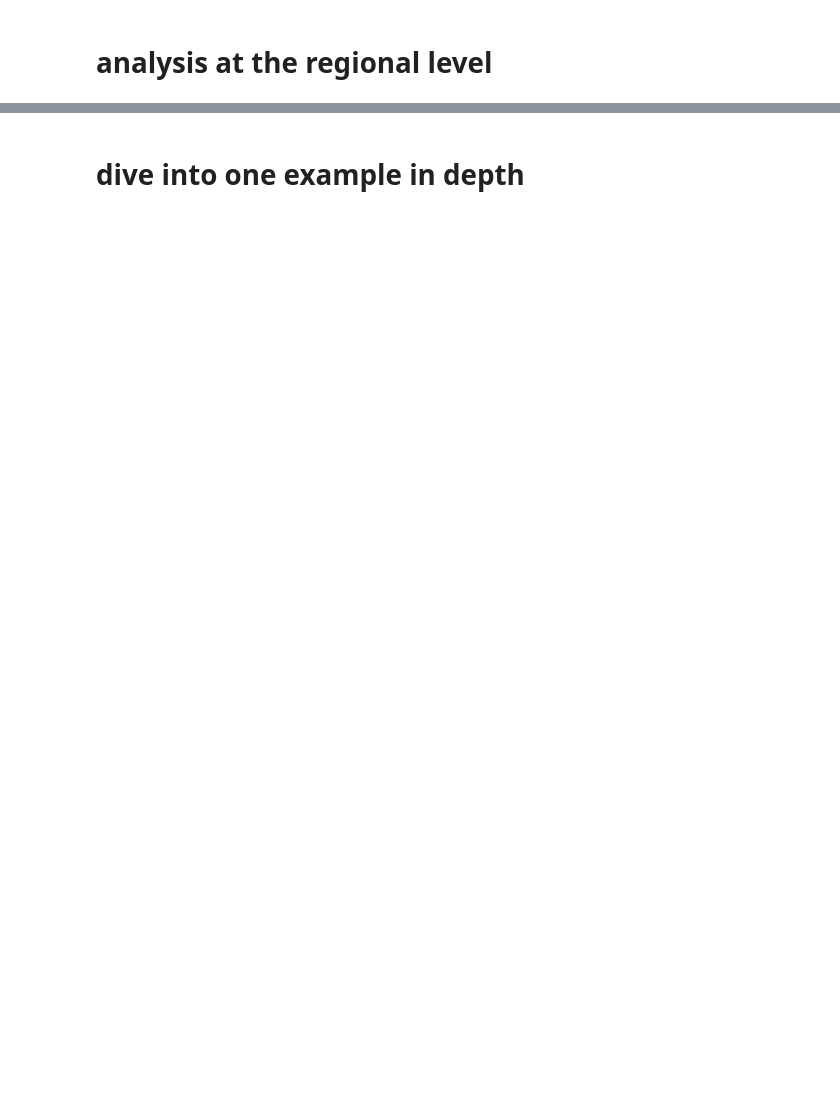
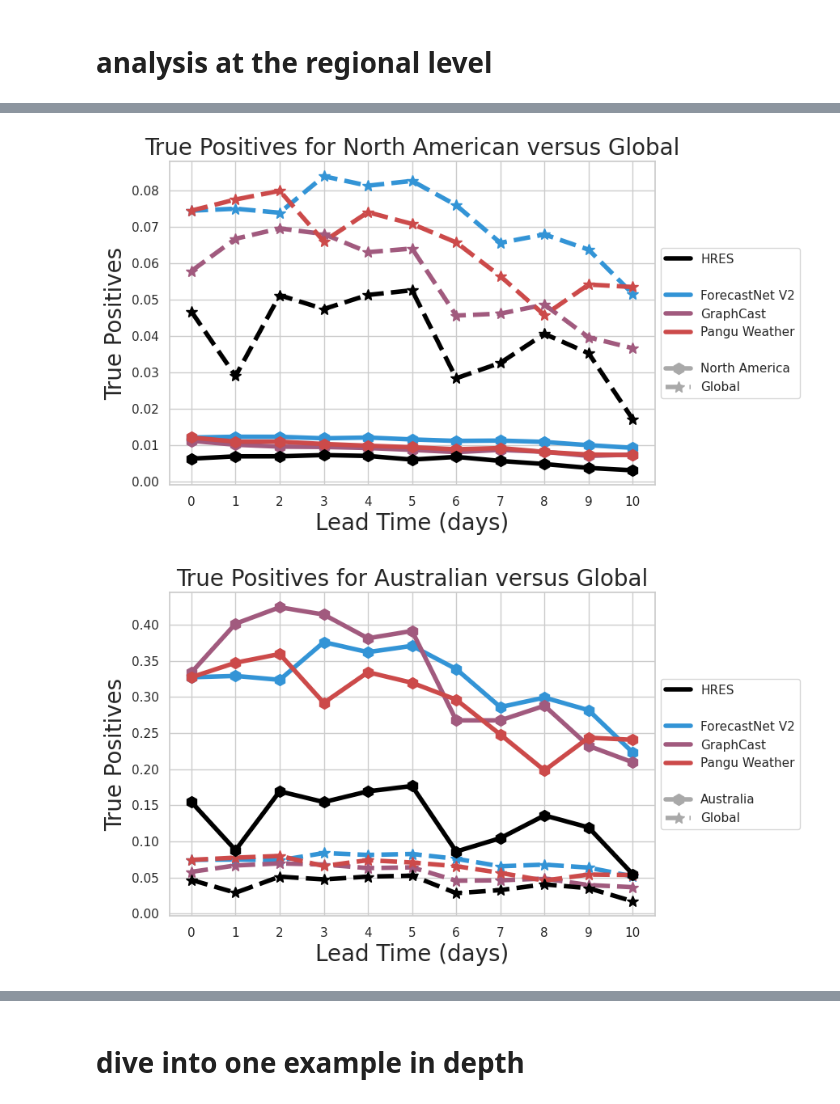
Before and after one commit to amymcgovern/extreme-weather-bench-paper, a Jupyter notebook: src/plots/severe_figures.ipynb, the cells around one changed output, grey strips where cells are left out. Saved outputs shown, nothing was run; the diff lists cells and outputs as text; code cells hidden in the pictures; blank space fills up the shorter version.

Commit message:
updated severe to the new parameters, nearly final figures 1-3

```diff
--- a/src/plots/severe_figures.ipynb
+++ b/src/plots/severe_figures.ipynb
@@ -358,0 +366,34 @@ pp.plot_results_by_metric(data=au_data, settings=settings,
+# %%
+# make a global settings so we can compare
+fourv2_global_settings = fourv2_gfs_cira_settings | fourv2_style | global_group_style
+pangu_global_settings = pangu_gfs_cira_settings | pangu_style | global_group_style
+gc_global_settings = gc_gfs_cira_settings | gc_style | global_group_style
+hres_global_settings = hres_ifs_settings | hres_style | global_group_style
+
+# plot the results
+na_data_tp = [na_fourv2_severe_plot_tp, fourv2_severe_plot_tp, na_gc_severe_plot_tp,
+    gc_severe_plot_tp, na_pangu_severe_plot_tp, pangu_severe_plot_tp, na_hres_severe_plot_tp, hres_severe_plot_tp]
+settings = [na_fourv2_gfs_settings, fourv2_global_settings, na_gc_gfs_settings, gc_global_settings,
+    na_pangu_gfs_settings, pangu_global_settings, na_hres_settings, hres_global_settings]
+pp.plot_results_by_metric(data=na_data_tp, settings=settings,
+    title='True Positives for North American versus Global', y_label='True Positives')
+
+au_data_tp = [au_fourv2_severe_plot_tp, fourv2_severe_plot_tp, au_gc_severe_plot_tp, gc_severe_plot_tp,
+    au_pangu_severe_plot_tp, pangu_severe_plot_tp, au_hres_severe_plot_tp, hres_severe_plot_tp]
+settings = [au_fourv2_gfs_settings, fourv2_global_settings, au_gc_gfs_settings, gc_global_settings,
+    au_pangu_gfs_settings, pangu_global_settings, au_hres_settings, hres_global_settings]
+pp.plot_results_by_metric(data=au_data_tp, settings=settings,
+    title='True Positives for Australian versus Global', y_label='True Positives')
+
+na_data_fn = [na_fourv2_severe_plot_fn, na_fourv2_severe_plot_fn, na_gc_severe_plot_fn, na_gc_severe_plot_fn,
+    na_pangu_severe_plot_fn, na_pangu_severe_plot_fn, na_hres_severe_plot_fn, na_hres_severe_plot_fn]
+pp.plot_results_by_metric(data=na_data_fn, settings=settings,
+    title='False Negatives for North American versus Global', y_label='False Negatives')
+
+au_data_fn = [au_fourv2_severe_plot_fn, au_fourv2_severe_plot_fn, au_gc_severe_plot_fn, au_gc_severe_plot_fn,
+    au_pangu_severe_plot_fn, au_pangu_severe_plot_fn, au_hres_severe_plot_fn, au_hres_severe_plot_fn]
+pp.plot_results_by_metric(data=au_data_fn, settings=settings,
+    title='False Negatives for Australian versus Global', y_label='False Negatives')
+# %% [output]
+[figure, added]
+[figure, added]
```
Also changed, not shown: parts of 18 cells of this notebook, 10 other files.
